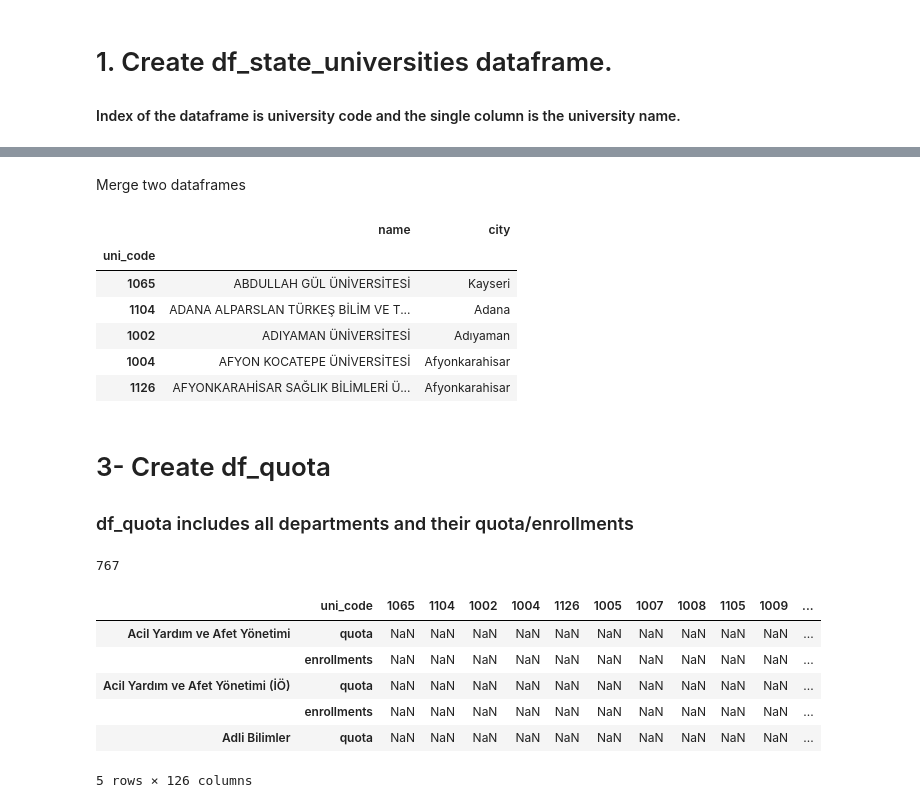
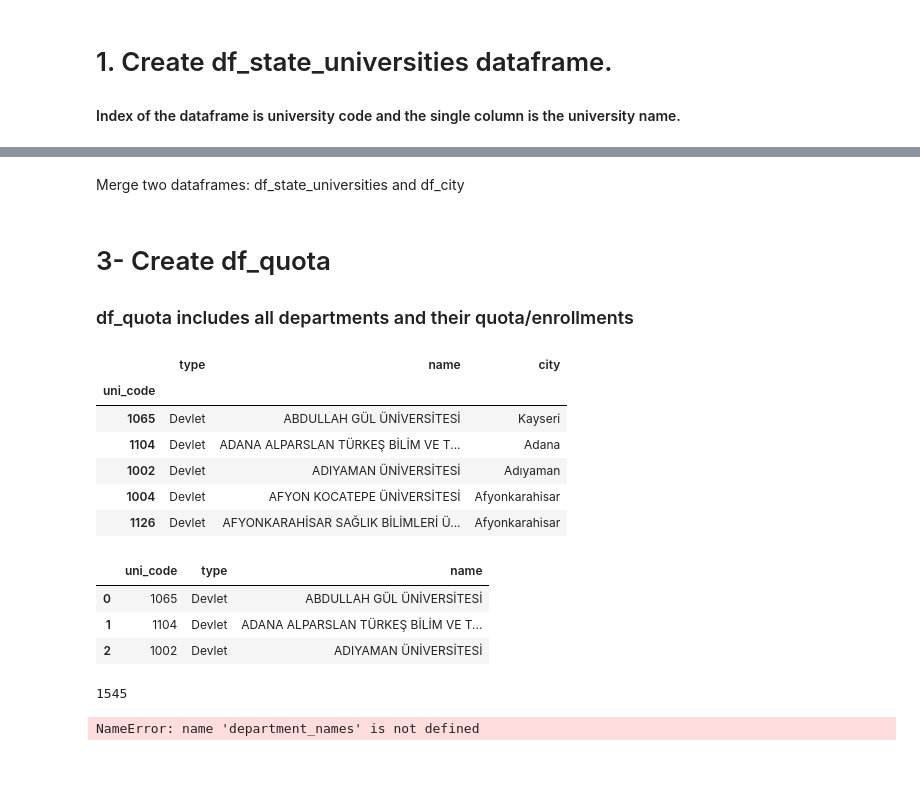
Before and after one commit to onertartan/high-education-analysis-of-turkey, a Jupyter notebook: web-scraping-yok-atlas.ipynb, the cells around one changed output, grey strips where cells are left out. Drawn from its saved outputs; the diff is of its cells as text; code cells hidden in the pictures; blank space fills up the shorter version.

Commit message:
Made compatible to add new features other than quota and enrollments.

```diff
--- a/web-scraping-yok-atlas.ipynb
+++ b/web-scraping-yok-atlas.ipynb
@@ -56,13 +54,5 @@ df_city.head()
 # %% [markdown]
-Merge two dataframes
+Merge two dataframes: df_state_universities and df_city
 # %%
-df_state_universities=df_state_universities.reset_index().merge(df_city, on="name", how='left').set_index('uni_code')
-df_state_universities.head()
+#df_universities=df_universities.merge(df_city, on="name", how='left').set_index("uni_code")
+#df_universities.head(3)
-# %% [output]
-|  | name | city |
-| uni_code |  |  |
-| 1065 | ABDULLAH GÜL ÜNİVERSİTESİ | Kayseri |
-| 1104 | ADANA ALPARSLAN TÜRKEŞ BİLİM VE T... | Adana |
-| 1002 | ADIYAMAN ÜNİVERSİTESİ | Adıyaman |
-| 1004 | AFYON KOCATEPE ÜNİVERSİTESİ | Afyonkarahisar |
-| 1126 | AFYONKARAHİSAR SAĞLIK BİLİMLERİ Ü... | Afyonkarahisar |
@@ -69,6 +66,17 @@ df_state_universities.head()
 # %% [markdown]
 # 3- Create df_quota
 ### df_quota includes all departments and their quota/enrollments
+# %%
+df_universities = pd.read_csv("df_universities.csv",index_col=0)
+df_universities.head()
+# %% [output]
+|  | type | name | city |
+| uni_code |  |  |  |
+| 1065 | Devlet | ABDULLAH GÜL ÜNİVERSİTESİ | Kayseri |
+| 1104 | Devlet | ADANA ALPARSLAN TÜRKEŞ BİLİM VE T... | Adana |
+| 1002 | Devlet | ADIYAMAN ÜNİVERSİTESİ | Adıyaman |
+| 1004 | Devlet | AFYON KOCATEPE ÜNİVERSİTESİ | Afyonkarahisar |
+| 1126 | Devlet | AFYONKARAHİSAR SAĞLIK BİLİMLERİ Ü... | Afyonkarahisar |
 # %%
 base_url = "https://yokatlas.yok.gov.tr/lisans-univ.php?u="
 # %%
@@ -86,21 +93,22 @@ def get_department_names(driver,base_url, uni_codes):
 
     return department_names
+# %%
+ df_universities.head(3)
+# %% [output]
+|  | uni_code | type | name |
+| 0 | 1065 | Devlet | ABDULLAH GÜL ÜNİVERSİTESİ |
+| 1 | 1104 | Devlet | ADANA ALPARSLAN TÜRKEŞ BİLİM VE T... |
+| 2 | 1002 | Devlet | ADIYAMAN ÜNİVERSİTESİ |
 # %%
-department_names = get_department_names(driver,base_url, df_state_universities.index)
+department_names = get_department_names(driver,base_url, df_universities["uni_code"])
 len(department_names)
 # %% [output]
-767
+1545
 # %%
 department_names = list(department_names)
 department_names.sort()
 midx = pd.MultiIndex.from_product([ department_names, ["quota","enrollments"]  ])
-df_quota = pd.DataFrame(index = midx,columns=df_state_universities.index)
+df_quota = pd.DataFrame(index = midx,columns=df_universities.index)
 df_quota.head()
 # %% [output]
-|  | uni_code | 1065 | 1104 | 1002 | 1004 | 1126 | 1005 | 1007 | 1008 | 1105 | 1009 | ... |
-| Acil Yardım ve Afet Yönetimi | quota | NaN | NaN | NaN | NaN | NaN | NaN | NaN | NaN | NaN | NaN | ... |
-|  | enrollments | NaN | NaN | NaN | NaN | NaN | NaN | NaN | NaN | NaN | NaN | ... |
-| Acil Yardım ve Afet Yönetimi (İÖ) | quota | NaN | NaN | NaN | NaN | NaN | NaN | NaN | NaN | NaN | NaN | ... |
-|  | enrollments | NaN | NaN | NaN | NaN | NaN | NaN | NaN | NaN | NaN | NaN | ... |
-| Adli Bilimler | quota | NaN | NaN | NaN | NaN | NaN | NaN | NaN | NaN | NaN | NaN | ... |
-5 rows × 126 columns
+NameError: name 'department_names' is not defined
```
Also changed, not shown: parts of 22 cells of this notebook, 3 other files.
